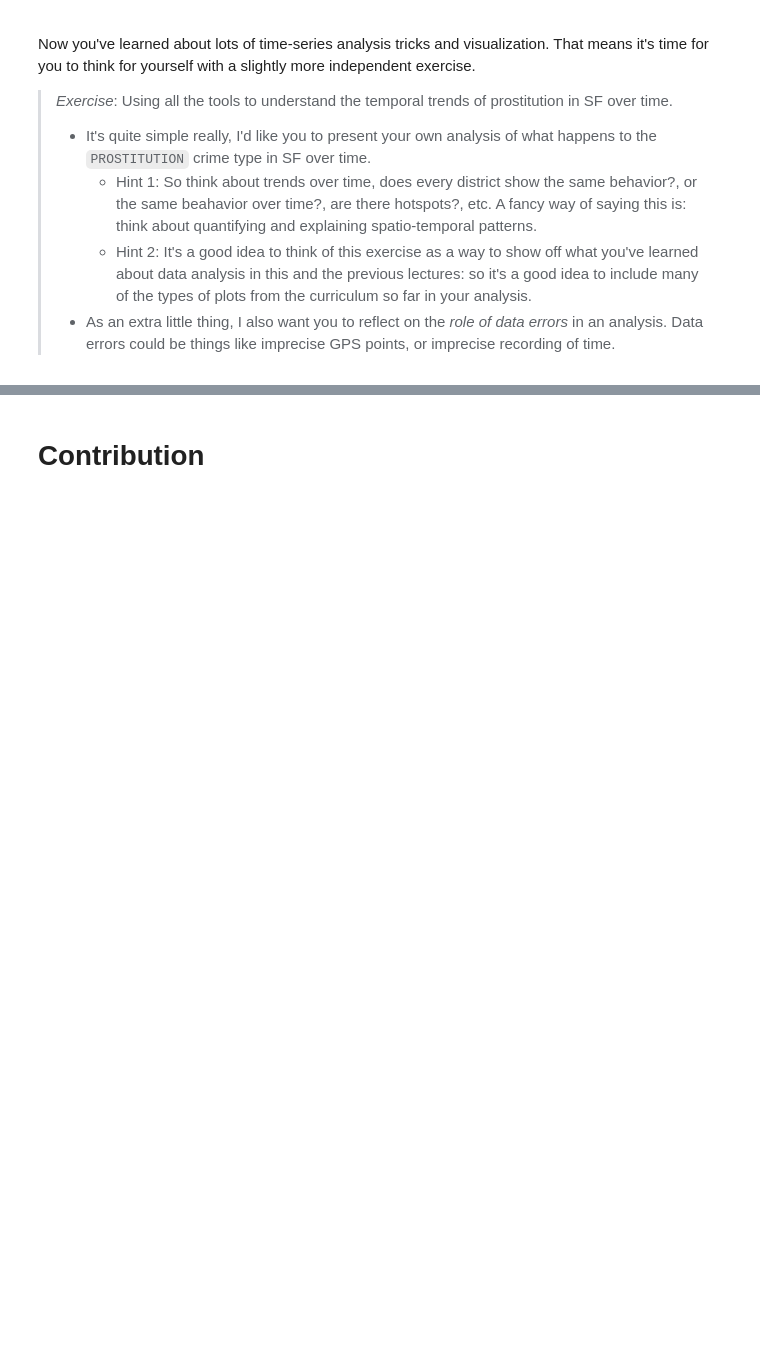
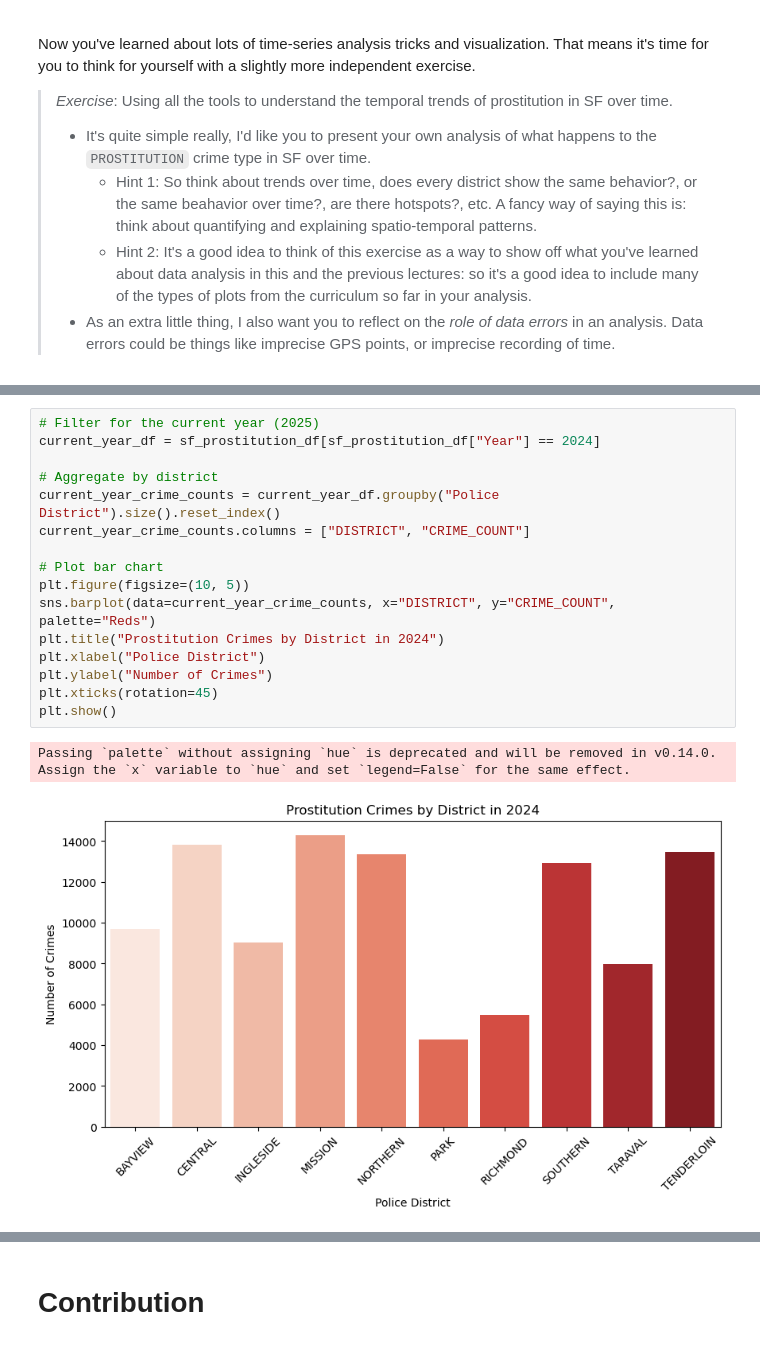
Before and after one commit to ThomasRoennebek/Social_data-analysis_and_visualization, a Jupyter notebook: Assignment 1/Assignment1_Solved.ipynb, the cells around one changed output, grey strips where cells are left out. Saved outputs shown, nothing was run; the diff lists cells and outputs as text; blank space fills up the shorter version.

```diff
--- a/Assignment 1/Assignment1_Solved.ipynb
+++ b/Assignment 1/Assignment1_Solved.ipynb
@@ -337,0 +505,19 @@ Now you've learned about lots of time-series analysis tricks and visualization.
+# %%
+# Filter for the current year (2025)
+current_year_df = sf_prostitution_df[sf_prostitution_df["Year"] == 2024]
+
+# Aggregate by district
+current_year_crime_counts = current_year_df.groupby("Police District").size().reset_index()
+current_year_crime_counts.columns = ["DISTRICT", "CRIME_COUNT"]
+
+# Plot bar chart
+plt.figure(figsize=(10, 5))
+sns.barplot(data=current_year_crime_counts, x="DISTRICT", y="CRIME_COUNT", palette="Reds")
+plt.title("Prostitution Crimes by District in 2024")
+plt.xlabel("Police District")
+plt.ylabel("Number of Crimes")
+plt.xticks(rotation=45)
+plt.show()
+# %% [output]
+Passing `palette` without assigning `hue` is deprecated and will be removed in v0.14.0. Assign the `x` variable to `hue` and set `legend=False` for the same effect.
+[figure, added]
```
Also changed, not shown: parts of 16 cells of this notebook.
